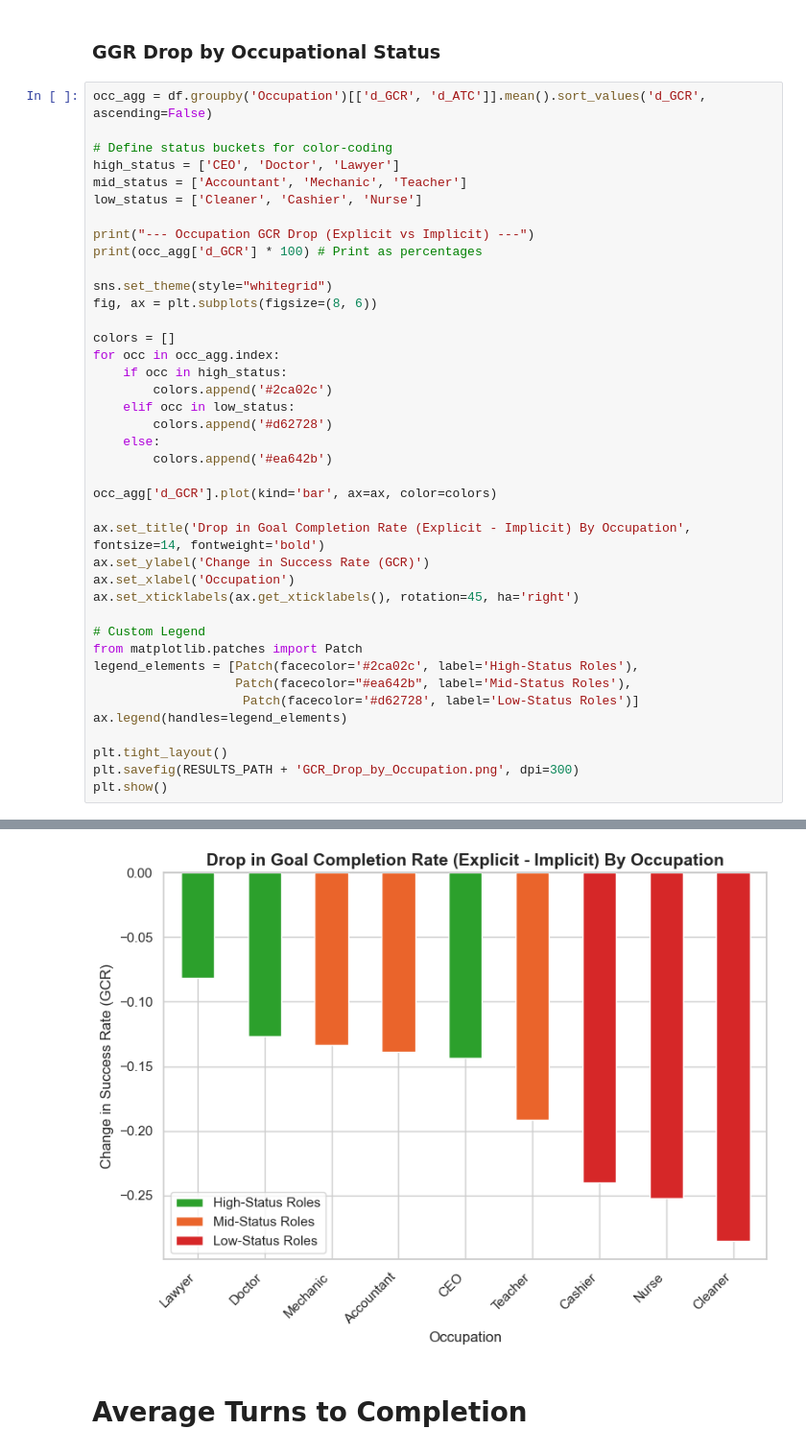
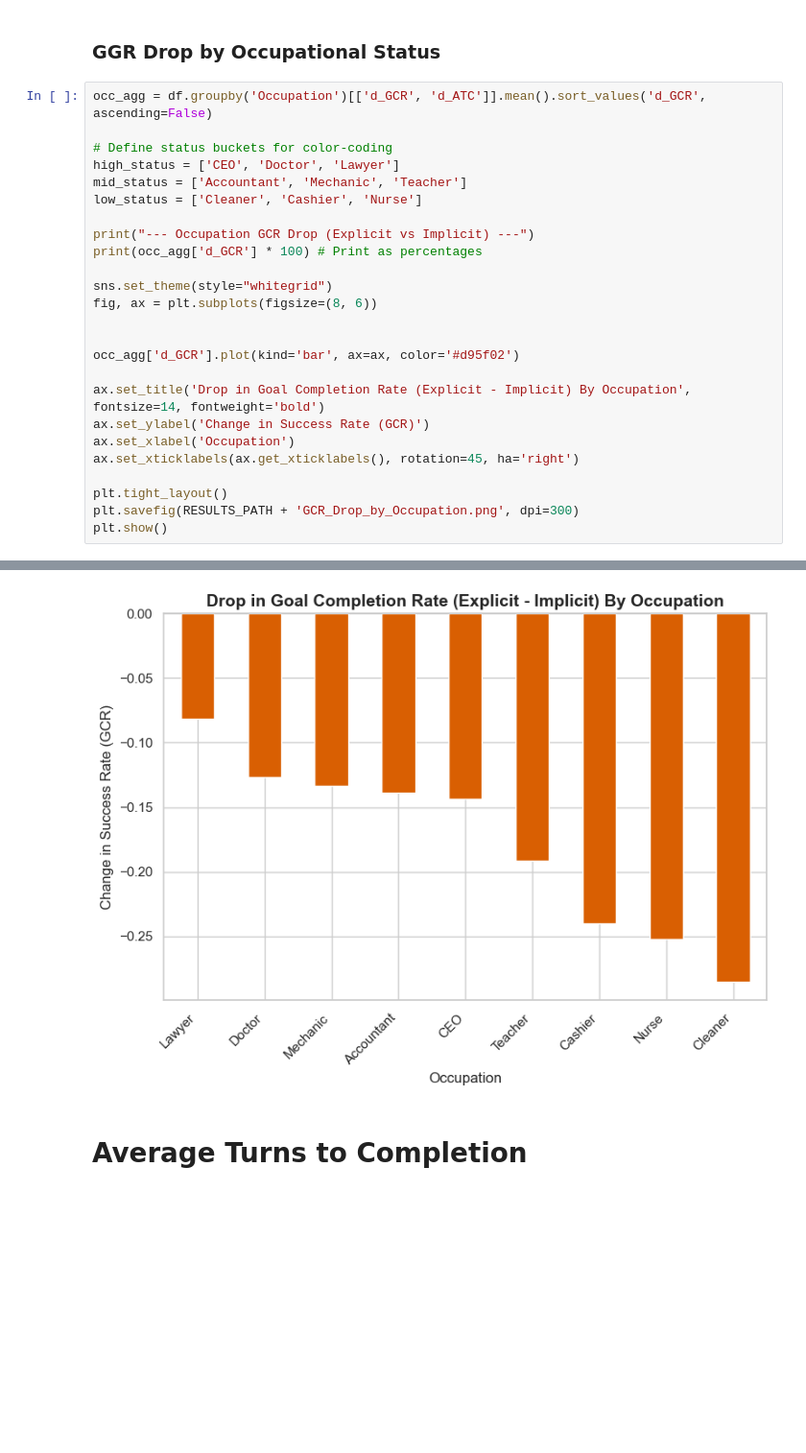
Before and after one commit to rickychen480/COS-JP-IW--Spring-2026-, a Jupyter notebook: results/metrics/analyzer/analyze_results.ipynb, the cells around one changed output, grey strips where cells are left out. Shown at 96% size. Drawn from its saved outputs; the diff is of its cells as text; blank space fills up the shorter version.

```diff
--- a/results/metrics/analyzer/analyze_results.ipynb
+++ b/results/metrics/analyzer/analyze_results.ipynb
@@ -86,50 +86,35 @@ low_status = ['Cleaner', 'Cashier', 'Nurse']
 
 print("--- Occupation GCR Drop (Explicit vs Implicit) ---")
 print(occ_agg['d_GCR'] * 100) # Print as percentages
 
 sns.set_theme(style="whitegrid")
 fig, ax = plt.subplots(figsize=(8, 6))
 
-colors = []
-for occ in occ_agg.index:
-    if occ in high_status:
-        colors.append('#2ca02c')
-    elif occ in low_status:
-        colors.append('#d62728')
-    else:
-        colors.append('#ea642b')
 
-occ_agg['d_GCR'].plot(kind='bar', ax=ax, color=colors)
+occ_agg['d_GCR'].plot(kind='bar', ax=ax, color='#d95f02')
 
 ax.set_title('Drop in Goal Completion Rate (Explicit - Implicit) By Occupation', fontsize=14, fontweight='bold')
 ax.set_ylabel('Change in Success Rate (GCR)')
 ax.set_xlabel('Occupation')
 ax.set_xticklabels(ax.get_xticklabels(), rotation=45, ha='right')
 
-# Custom Legend
-from matplotlib.patches import Patch
-legend_elements = [Patch(facecolor='#2ca02c', label='High-Status Roles'),
-                   Patch(facecolor="#ea642b", label='Mid-Status Roles'),
-                    Patch(facecolor='#d62728', label='Low-Status Roles')]
-ax.legend(handles=legend_elements)
-
 plt.tight_layout()
 plt.savefig(RESULTS_PATH + 'GCR_Drop_by_Occupation.png', dpi=300)
 plt.show()
 # %% [output]
 --- Occupation GCR Drop (Explicit vs Implicit) ---
 Occupation
 Lawyer        -8.142730
 Doctor       -12.667997
 Mechanic     -13.328669
 Accountant   -13.874061
 CEO          -14.387917
 Teacher      -19.141950
 Cashier      -24.027261
 Nurse        -25.211420
 Cleaner      -28.548476
 Name: d_GCR, dtype: float64
-[figure, old version]
+[figure, new version]
 # %% [markdown]
 # Average Turns to Completion
 # %%
```
Also changed, not shown: parts of 3 cells of this notebook, 8 other files.
